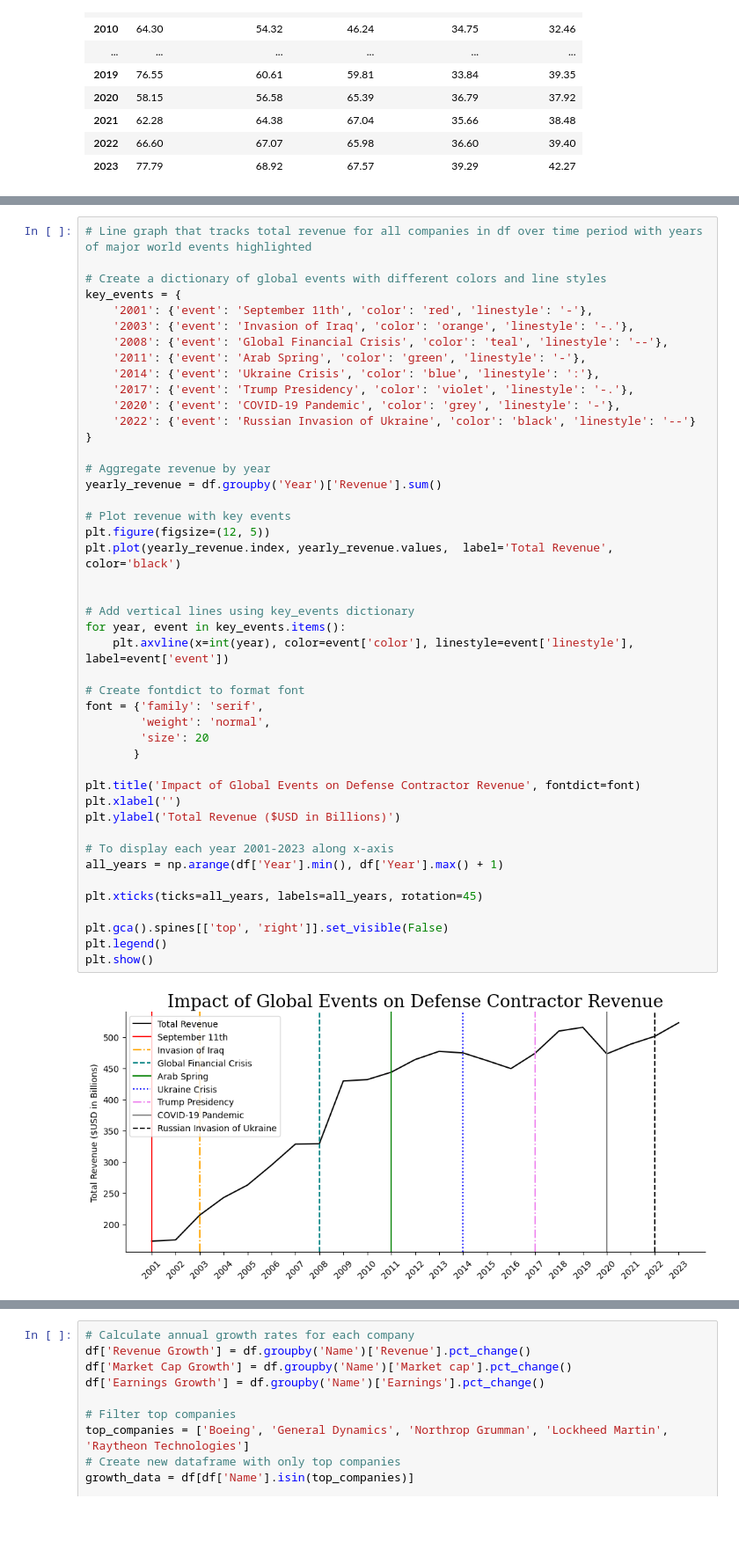
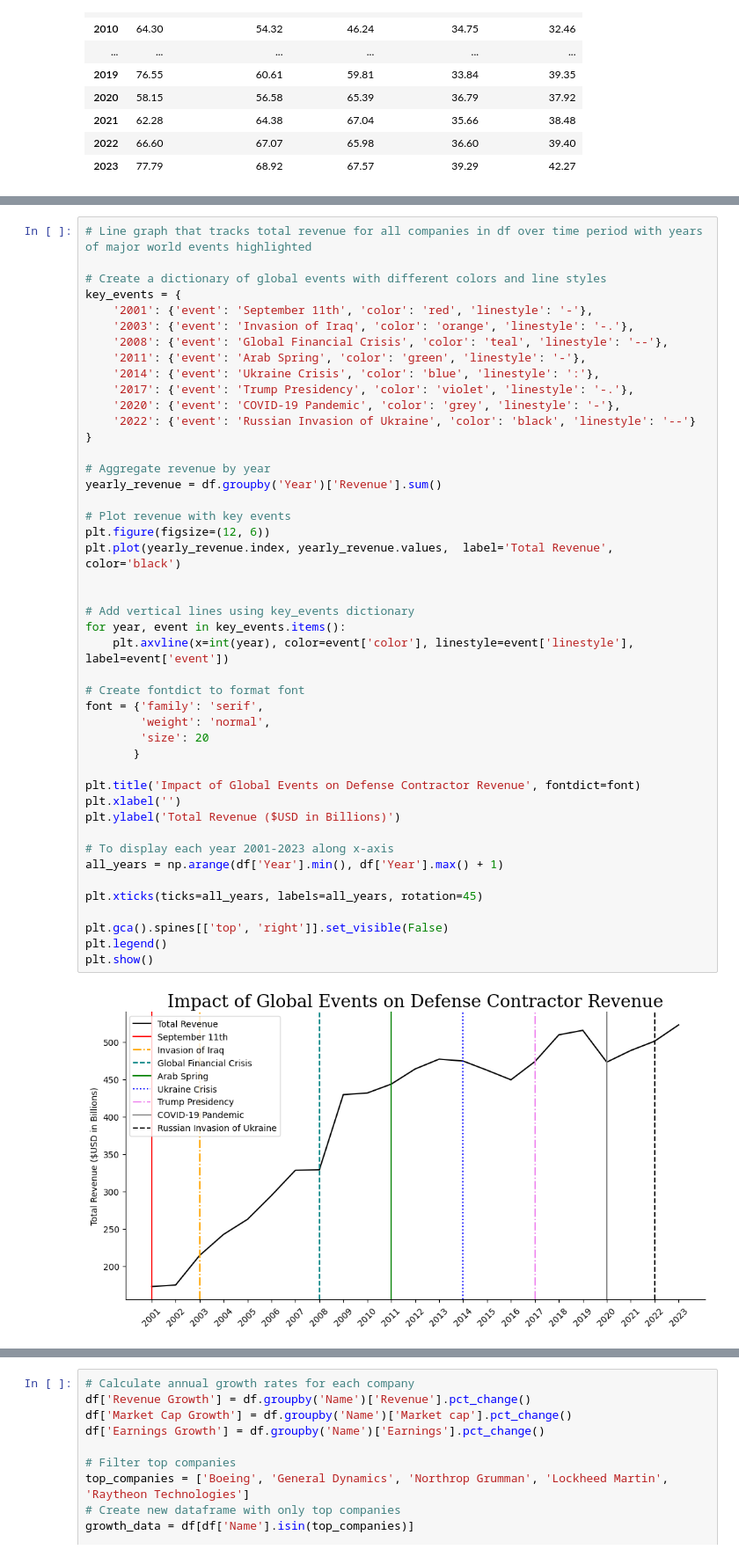
Before and after one commit to robertholzmann/Blogpost, a Jupyter notebook: Real Deal/defense_contractors.ipynb, the cells around one changed output, grey strips where cells are left out. Shown at 88% size. Saved outputs shown, nothing was run; the diff lists cells and outputs as text; blank space fills up the shorter version.

```diff
--- a/Real Deal/defense_contractors.ipynb
+++ b/Real Deal/defense_contractors.ipynb
@@ -436,35 +453,35 @@ key_events = {
 # Aggregate revenue by year
 yearly_revenue = df.groupby('Year')['Revenue'].sum()
 
 # Plot revenue with key events
-plt.figure(figsize=(12, 5))
+plt.figure(figsize=(12, 6))
 plt.plot(yearly_revenue.index, yearly_revenue.values,  label='Total Revenue', color='black')
 
 
 # Add vertical lines using key_events dictionary
 for year, event in key_events.items():
     plt.axvline(x=int(year), color=event['color'], linestyle=event['linestyle'], label=event['event'])
 
 # Create fontdict to format font
 font = {'family': 'serif',
         'weight': 'normal',
         'size': 20
        }
 
 plt.title('Impact of Global Events on Defense Contractor Revenue', fontdict=font)
 plt.xlabel('')
 plt.ylabel('Total Revenue ($USD in Billions)')
 
 # To display each year 2001-2023 along x-axis
 all_years = np.arange(df['Year'].min(), df['Year'].max() + 1)
 
 plt.xticks(ticks=all_years, labels=all_years, rotation=45)
 
 plt.gca().spines[['top', 'right']].set_visible(False)
 plt.legend()
 plt.show()
 # %% [output]
-[figure, old version]
+[figure, new version]
 # %%
 # Line graph that tracks total market cap for all companies in df over time period with years of major world events highlighted
 
```
Also changed, not shown: parts of 5 cells of this notebook, 19 other files.
